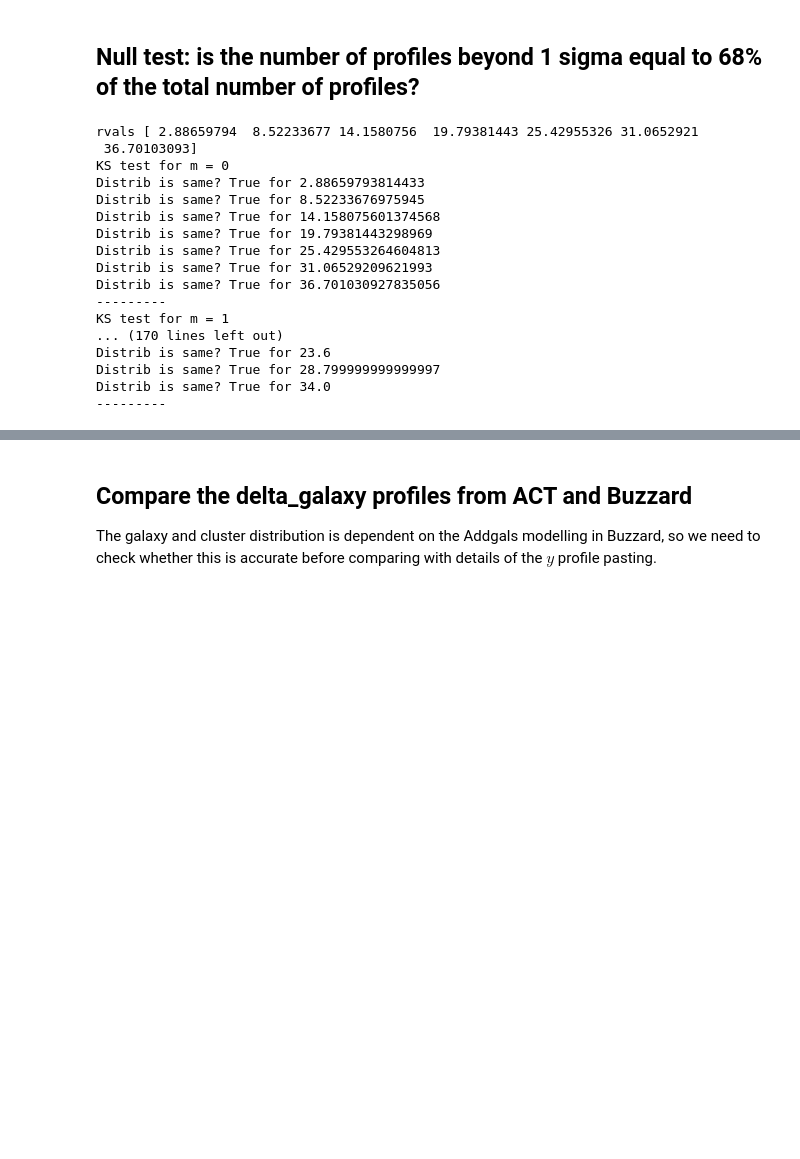
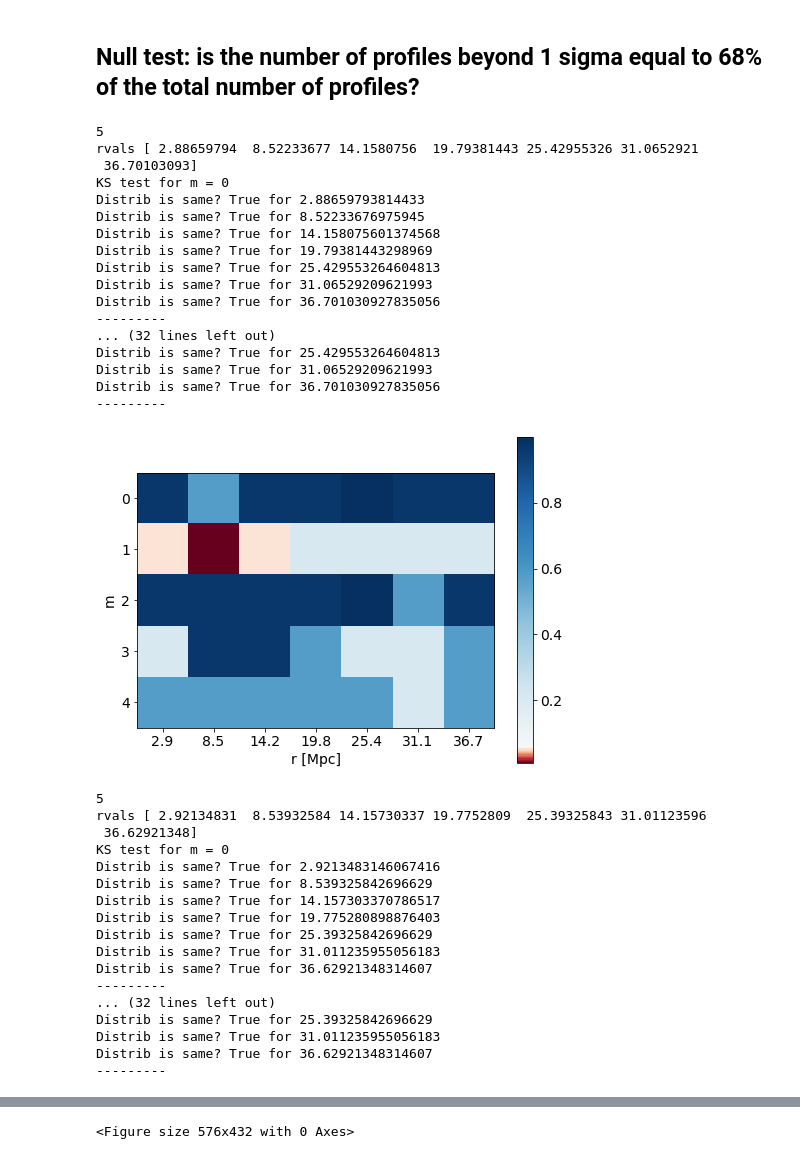
Before and after one commit to marlena6/oriented_stacking, a Jupyter notebook: ndmaps_only_code/distrib_nulls.ipynb, the cells around one changed output, grey strips where cells are left out. Drawn from its saved outputs; the diff is of its cells as text; code cells hidden in the pictures; blank space fills up the shorter version.

Commit message:
added plotting for Renee Gaussian tests

```diff
--- a/ndmaps_only_code/distrib_nulls.ipynb
+++ b/ndmaps_only_code/distrib_nulls.ipynb
@@ -1,7 +1,6 @@
 # %%
 import matplotlib.pyplot as plt
 import sys
-sys.path.append('/home/renee/oriented_stacking/general_code/')
 import matplotlib
 import numpy as np
 import os
@@ -32,7 +31,7 @@ import healpy as hp
 import matplotlib.patches as mpatches
 from matplotlib.lines import Line2D
 import stats as st
-dir='/home/renee/oriented_stacking/dat/'
+dir='/mnt/scratch-lustre/mlokken/stacking/ACTxDES_paper2/'
 # %%
 # Define the distance bins
 dbins = [[893, 1393], [1493, 1993], [2093, 2593], [2693,3193]]
@@ -150,7 +86,7 @@ nreg = 24
 ## Null test: is the number of profiles beyond 1 sigma equal to 68% of the total number of profiles?
 # %%
 # Making sure errors make sense
-plot=False
+plot=True
 
 
 import compare_distribs as cd
@@ -177,66 +113,67 @@ for c, dbin in enumerate(dbins):
     pval= np.zeros((len(act.r_binned),5))
     ks = np.zeros((len(act.r_binned),5))
     same = len(act.r_binned) * [5*[False]]
-
+    print(len(same[0]))
     print(f"rvals {act.r_binned}")
     for m in range(5):
 
         vals = np.zeros((len(act.r_binned),24))
-
-        if plot:
-            plt.plot(full['binned_r'], full['binnedprof'][:,m], 'blue', label='Full stack')
-            plt.fill_between(act.r_binned, act.avg_profiles_binned[m]-act.errors_binned[m]*np.sqrt(act.Nsamples), act.avg_profiles_binned[m]+act.errors_binned[m]*np.sqrt(act.Nsamples), color='blue', alpha=.5)
-        is_beyond_1sigma = []
-        cmap = 'viridis'
-        cm = plt.get_cmap(cmap)
         for i, reg in enumerate(range(24)):
 
             vals[:,i] = act.profile_splits_binned[m][reg]
-            if plot:
-                # plt.plot(act.r_binned, act.profile_splits_binned[m][reg], color=cm(i/24.), alpha=.5)
-                plt.scatter(act.r_binned, act.profile_splits_binned[m][reg], color='0.6', alpha=.5)
-                is_beyond_1sigma.append(np.abs(act.profile_splits_binned[m][reg]-act.avg_profiles_binned[m]) > act.errors_binned[m]*np.sqrt(act.Nsamples))
-
-
-
-        if plot:
-            plt.plot(act.r_binned, act.avg_profiles_binned[m], 'k', label='Average of regions (unwgt)')
 
         print(f"KS test for m = {m}")
         for r in range(len(act.r_binned)):
             ks[r,m], pval[r,m], same[r][m] = cd.KStest_raderrs(vals[:,m],act.errors_binned[m]*np.sqrt(act.Nsamples),act.avg_profiles_binned[m])
             print(f"Distrib is same? {same[r][m]} for {act.r_binned[r]}")
         print(f"---------")
 
+    pval = np.transpose(np.asarray(pval))
 
-        if plot:
-        # if m==0:
-        #     plt.ylim([-5e-7, 1e-6])
-        # if m==2:
-        #     plt.ylim([-8e-8, 8e-7])
-        # if m==4:
-        #     plt.ylim([-5e-7, 5e-7])
-            plt.title("m={:d}".format(m))
-            plt.legend()
-            plt.show()
-            plt.clf()
-            print("Fraction of regions beyond 1 sigma", np.sum(np.asarray(is_beyond_1sigma),axis=0)/24.)
-            print("Average across bins:", np.average(np.sum(np.asarray(is_beyond_1sigma),axis=0)/24.))
+    if plot:
+        scmap = cd.shiftedColorMap(plt.cm.RdBu, midpoint=0.05, name='shifted')
+        plt.imshow(pval, cmap=scmap)
+        plt.ylabel("m")
+        # replace x ticks with r values
+        plt.xticks(np.arange(0, len(act.r_binned), 1), np.round(act.r_binned,1))
+        plt.xlabel("r [Mpc]")
+        plt.colorbar()
+        plt.show()
+
+        plt.clf()
 # %% [output]
+5
 rvals [ 2.88659794  8.52233677 14.1580756  19.79381443 25.42955326 31.0652921
  36.70103093]
 KS test for m = 0
 Distrib is same? True for 2.88659793814433
 Distrib is same? True for 8.52233676975945
 Distrib is same? True for 14.158075601374568
 Distrib is same? True for 19.79381443298969
 Distrib is same? True for 25.429553264604813
 Distrib is same? True for 31.06529209621993
 Distrib is same? True for 36.701030927835056
 ---------
-KS test for m = 1
-... (170 lines left out)
-Distrib is same? True for 23.6
-Distrib is same? True for 28.799999999999997
-Distrib is same? True for 34.0
+... (32 lines left out)
+Distrib is same? True for 25.429553264604813
+Distrib is same? True for 31.06529209621993
+Distrib is same? True for 36.701030927835056
 ---------
+[figure, added]
+5
+rvals [ 2.92134831  8.53932584 14.15730337 19.7752809  25.39325843 31.01123596
+ 36.62921348]
+KS test for m = 0
+Distrib is same? True for 2.9213483146067416
+Distrib is same? True for 8.539325842696629
+Distrib is same? True for 14.157303370786517
+Distrib is same? True for 19.775280898876403
+Distrib is same? True for 25.39325842696629
+Distrib is same? True for 31.011235955056183
+Distrib is same? True for 36.62921348314607
+---------
+... (32 lines left out)
+Distrib is same? True for 25.39325842696629
+Distrib is same? True for 31.011235955056183
+Distrib is same? True for 36.62921348314607
+---------
@@ -243,3 +217 @@ Distrib is same? True for 34.0
+<Figure size 576x432 with 0 Axes>
-# %% [markdown]
-## Compare the delta_galaxy profiles from ACT and Buzzard
-The galaxy and cluster distribution is dependent on the Addgals modelling in Buzzard, so we need to check whether this is accurate before comparing with details of the $y$ profile pasting.
```
Also changed, not shown: parts of 8 cells of this notebook, 2 other files.
